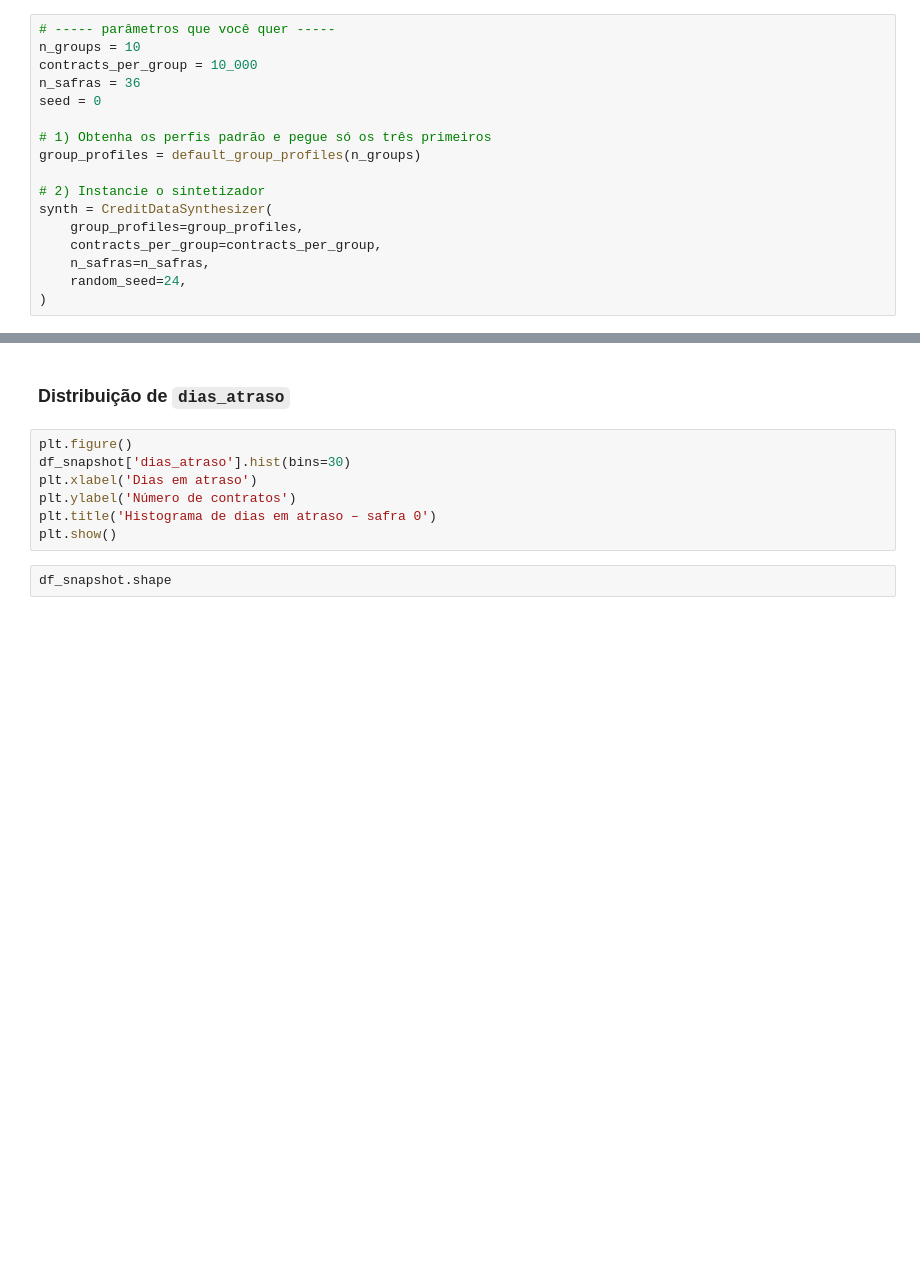
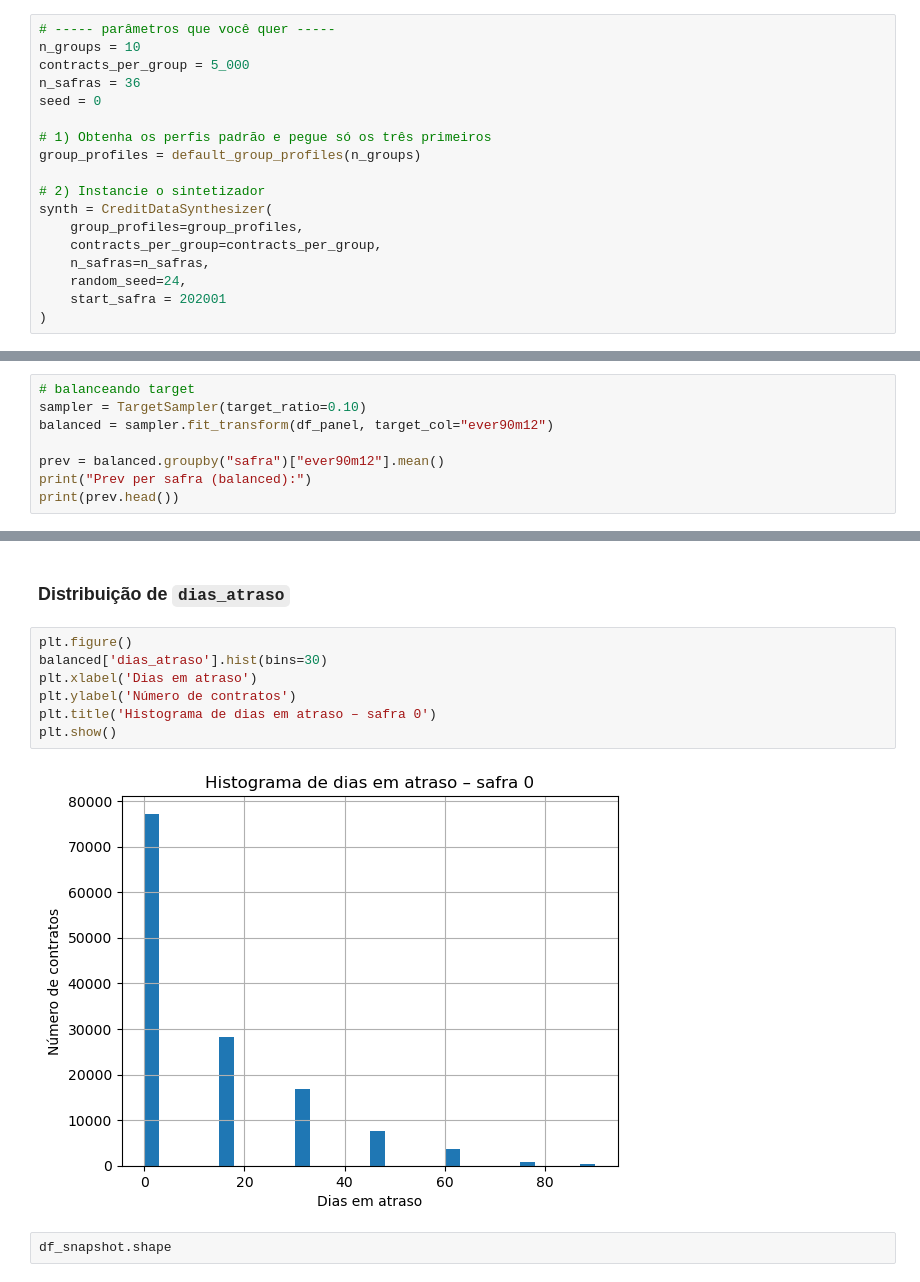
Before and after one commit to joaaomaia/creditlab, a Jupyter notebook: notebooks/01_exploracao_snapshot.ipynb, the cells around one changed output, grey strips where cells are left out. Saved outputs shown, nothing was run; the diff lists cells and outputs as text; blank space fills up the shorter version.

Commit message:
target sampler

```diff
--- a/notebooks/01_exploracao_snapshot.ipynb
+++ b/notebooks/01_exploracao_snapshot.ipynb
@@ -33,7 +37,7 @@ from credit_data_synthesizer import (
 # %%
 # ----- parâmetros que você quer -----
 n_groups = 10
-contracts_per_group = 10_000
+contracts_per_group = 5_000
 n_safras = 36
 seed = 0
 
@@ -46,4 +50,5 @@ synth = CreditDataSynthesizer(
     contracts_per_group=contracts_per_group,
     n_safras=n_safras,
     random_seed=24,
+    start_safra = 202001
 )
@@ -83,0 +76,8 @@ Snapshot gerado com 18,583 linhas
+# %%
+# balanceando target
+sampler = TargetSampler(target_ratio=0.10)
+balanced = sampler.fit_transform(df_panel, target_col="ever90m12")
+
+prev = balanced.groupby("safra")["ever90m12"].mean()
+print("Prev per safra (balanced):")
+print(prev.head())
@@ -110,10 +219,12 @@ agg_df.head(10)
 ### Distribuição de `dias_atraso`
 # %%
 plt.figure()
-df_snapshot['dias_atraso'].hist(bins=30)
+balanced['dias_atraso'].hist(bins=30)
 plt.xlabel('Dias em atraso')
 plt.ylabel('Número de contratos')
 plt.title('Histograma de dias em atraso – safra 0')
 plt.show()
+# %% [output]
+[figure, added]
 # %%
 df_snapshot.shape
```
Also changed, not shown: parts of 11 cells of this notebook, 2 other files.
